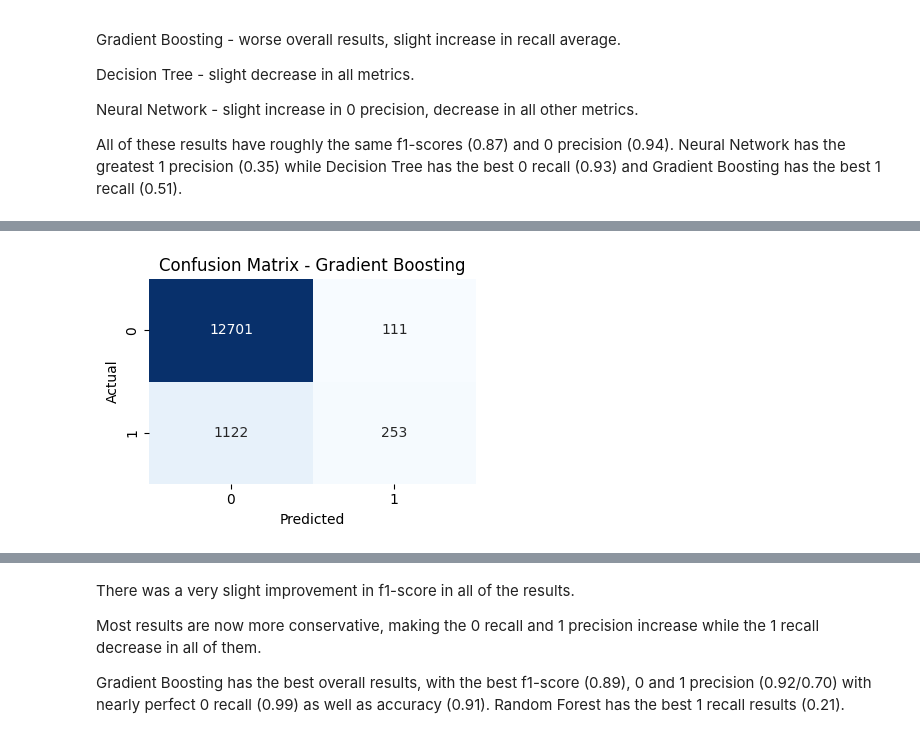
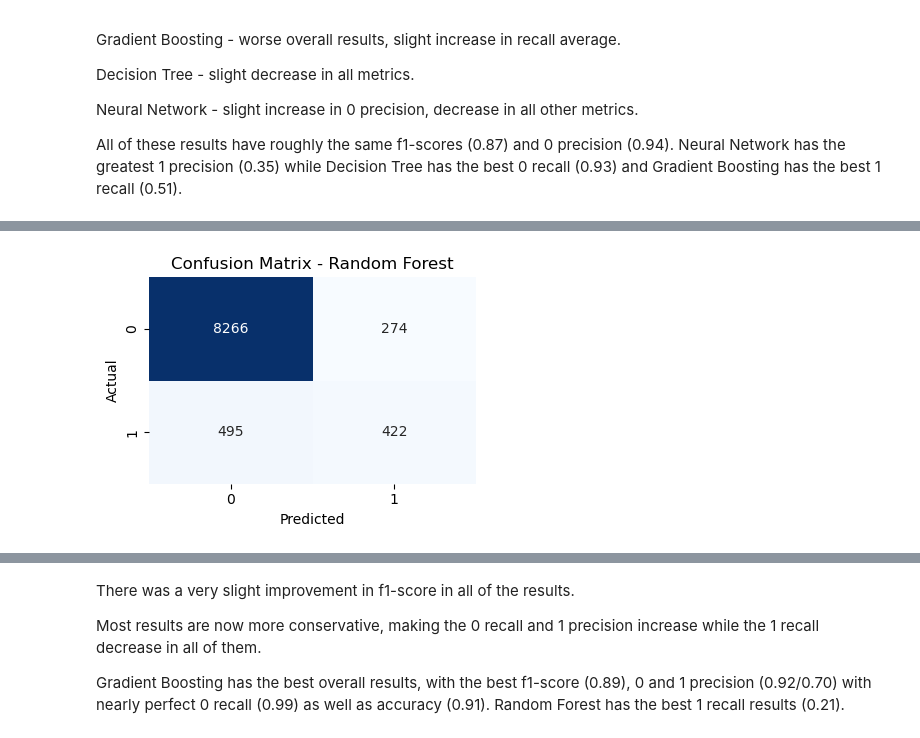
Before and after one commit to dfar1a/IA-project, a Jupyter notebook: project2/Untitled0.ipynb, the cells around one changed output, grey strips where cells are left out. Drawn from its saved outputs; the diff is of its cells as text; code cells hidden in the pictures.

```diff
--- a/project2/Untitled0.ipynb
+++ b/project2/Untitled0.ipynb
@@ -581,12 +612,8 @@ def prepare_data(df, balance = False):
 # %%
-# train, valid, test = train_samples[0], valid_samples[0], test_samples[0]
-
-train, x_train, y_train = prepare_data(train, True)
-valid, x_valid, y_valid = prepare_data(valid)
-test, x_test, y_test = prepare_data(test)
+x_train, x_valid, x_test, y_train, y_valid, y_test = prepare_data(df)
 
 print("Training set size:", len(x_train))
 print("Validation set size:", len(x_valid))
 print("Test set size:", len(x_test))
-print("Proportion of promoted employees in training set:", np.mean(y_test == 1))
+print("Proportion of promoted employees in training set:", np.mean(y_train == 1))
 # %% [output]
@@ -1018,19 +1044,6 @@ Neural Network - slight increase in 0 precision, decrease in all other metrics.
 
 All of these results have roughly the same f1-scores (0.87) and 0 precision (0.94). Neural Network has the greatest 1 precision (0.35) while Decision Tree has the best 0 recall (0.93) and Gradient Boosting has the best 1 recall (0.51).
 # %%
-import pandas as pd
-import numpy as np
-from sklearn.preprocessing import LabelEncoder
-from sklearn.feature_selection import SelectKBest, chi2
-from sklearn.model_selection import train_test_split
-from sklearn.metrics import classification_report, confusion_matrix
-from sklearn.linear_model import LogisticRegression
-from sklearn.ensemble import RandomForestClassifier, GradientBoostingClassifier
-from sklearn.tree import DecisionTreeClassifier
-from sklearn.neural_network import MLPClassifier
-import seaborn as sns
-import matplotlib.pyplot as plt
-
 # Copy original data
 df_fs = df.copy()
 
@@ -1064,34 +1077,53 @@ X = df_encoded[available_features]
 y = df_encoded['is_promoted']
 
 # Train/test split
-X_train, X_test, y_train, y_test = train_test_split(X, y, test_size=0.3, random_state=42, stratify=y)
-
+x_train, x_valid, x_test, y_train, y_valid, y_test = prepare_data(
+    df_encoded
+)
 # Define classifiers
 models = {
-    "Logistic Regression": LogisticRegression(max_iter=1000),
-    "Random Forest": RandomForestClassifier(),
+    "Logistic Regression": LogisticRegression(max_iter=1000, class_weight="balanced"),
+    "Random Forest": RandomForestClassifier(class_weight="balanced_subsample"),
     "Gradient Boosting": GradientBoostingClassifier(),
-    "Decision Tree": DecisionTreeClassifier(),
-    "Neural Network": MLPClassifier(max_iter=500)
+    "Decision Tree": DecisionTreeClassifier(class_weight="balanced"),
+    "Neural Network": MLPClassifier(max_iter=500),
 }
 
-#Train and evaluate models
 for name, model in models.items():
-    print(f"\n {name} Results")
-    model.fit(X_train, y_train)
-    y_pred = model.predict(X_test)
+    startTime = time.time()
+    model.fit(x_train, y_train)
+    endTime = time.time()
+    print(f"Training time: {endTime - startTime:.2f} seconds")
 
-    print(classification_report(y_test, y_pred, zero_division=0))
+    for eval in [(x_valid, y_valid, "Validation"), (x_test, y_test, "Test")]:
+        print(f"\n--- {name} {eval[2]} Results ---")
 
-    # Confusion matrix
-    cm = confusion_matrix(y_test, y_pred)
-    plt.figure(figsize=(4, 3))
-    sns.heatmap(cm, annot=True, fmt="d", cmap="Blues", cbar=False)
-    plt.title(f"Confusion Matrix - {name}")
-    plt.ylabel("Actual")
-    plt.xlabel("Predicted")
-    plt.tight_layout()
-    plt.show()
+        if hasattr(model, "predict_proba"):
+            y_proba = model.predict_proba(eval[0])[:, 1]
+        else:
+            y_proba = model.decision_function(eval[0])
+
+        # Find best threshold using F1 score
+        precision, recall, thresholds = precision_recall_curve(eval[1], y_proba)
+        f1_scores = 2 * (precision * recall) / (precision + recall + 1e-6)
+        best_threshold = thresholds[np.argmax(f1_scores)]
+
+        print(f"Best threshold (based on F1): {best_threshold:.2f}")
+
+        # Final predictions
+        y_pred = (y_proba >= best_threshold).astype(int)
+
+        # Evaluation
+        print(classification_report(eval[1], y_pred, zero_division=0))
+
+        cm = confusion_matrix(eval[1], y_pred)
+        plt.figure(figsize=(4, 3))
+        sns.heatmap(cm, annot=True, fmt="d", cmap="Blues", cbar=False)
+        plt.title(f"Confusion Matrix - {name}")
+        plt.xlabel("Predicted")
+        plt.ylabel("Actual")
+        plt.tight_layout()
+        plt.show()
 # %% [output]
 Top selected features:
 ['education', 'no_of_trainings', 'previous_year_rating', 'awards_won', 'avg_training_score', 'experience_score', 'score_per_year', 'rating_score_interaction']
@@ -1128 +1166 @@ weighted avg       0.90      0.91      0.89     14187
-[figure, old version]
+[figure, new version]
```
Also changed, not shown: parts of 18 cells of this notebook.
